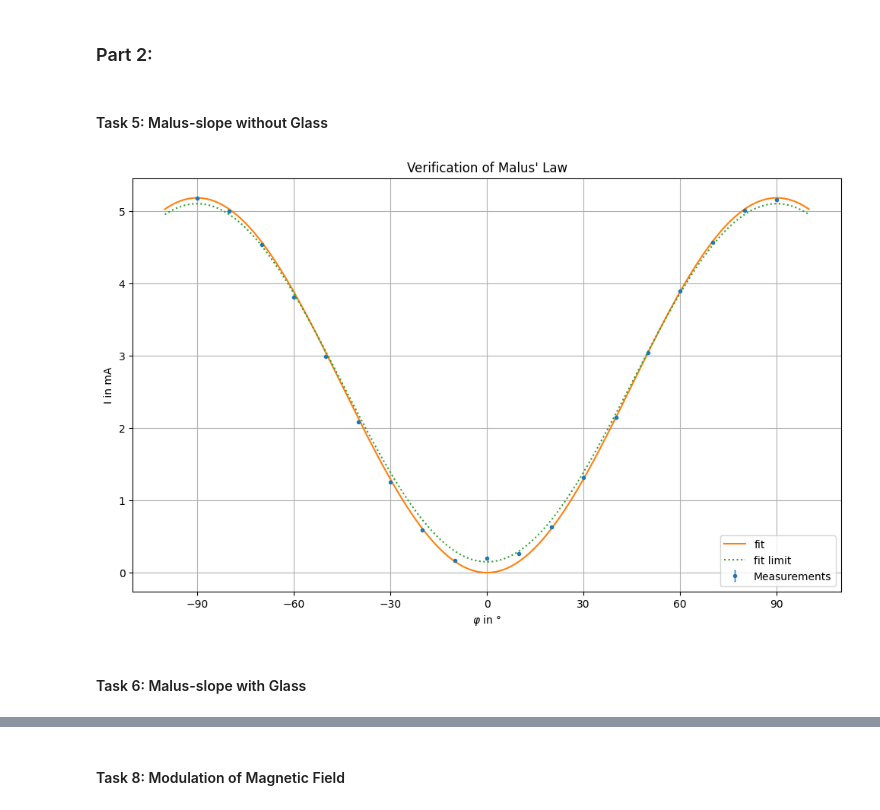
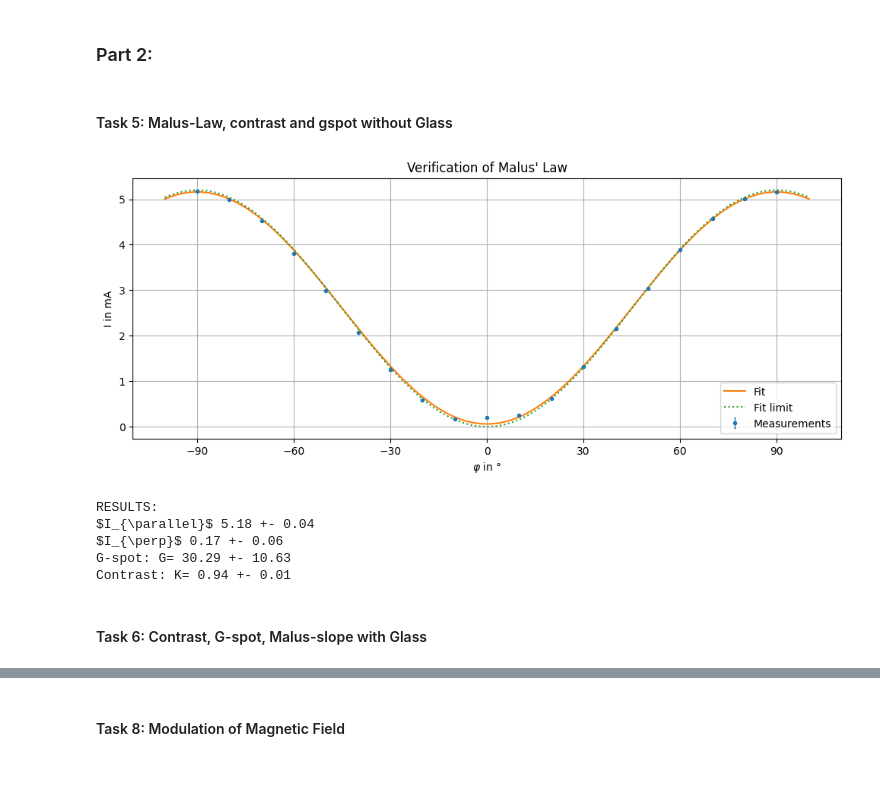
Before and after one commit to cembomembo/FP-Faraday, a Jupyter notebook: Evaluation/evaluation.ipynb, the cells around one changed output, grey strips where cells are left out. Drawn from its saved outputs; the diff is of its cells as text; code cells hidden in the pictures; blank space fills up the shorter version.

```diff
--- a/Evaluation/evaluation.ipynb
+++ b/Evaluation/evaluation.ipynb
@@ -115,7 +115,7 @@ $\rightarrow B_{AC Ampl}(I) = [-0.8 \pm 0.3] + I \cdot [14.0 \pm 0.5] \: mT$
 # %% [markdown]
 ### Part 2:
 # %% [markdown]
-#### Task 5: Malus-slope without Glass
+#### Task 5: Malus-Law, contrast and gspot without Glass
 # %%
 # Mesurement Data:
 
@@ -146,36 +146,55 @@ I_phi = np.array([
 ]).T
 # %%
 
-plt.figure(figsize=(10., 6.2))
+plt.figure(figsize=(10., 4.2))
 plt.errorbar(I_phi[0],I_phi[1],yerr=0.01, fmt='.', capsize=1, elinewidth=1, label='Measurements')# xerr=0.01, line_style='dashed' )
 plt.ylabel(r'I in mA')
 plt.xlabel(r"$\varphi$ in °")
 
 # Manual fit cos(phi):
 x_fit = np.linspace(-100,100,1000)
 def y_fit(x):
     x = x*2*np.pi/360
-    return 5.18*np.cos(x+np.pi/2)**2
+    return 5.1*np.cos(x+np.pi/2)**2 + 0.06
 plt.plot(x_fit,y_fit(x_fit),'-', label='Fit')
 
 def y_fit_grenz(x):
     x = x*2*np.pi/360
-    return 4.95*np.cos(x+np.pi/2)**2+0.15
+    return 5.2*np.cos(x+np.pi/2)**2+0
 plt.plot(x_fit,y_fit_grenz(x_fit),':', label='Fit limit')
 
 plt.xticks(np.linspace(-90,90,7))
 plt.tight_layout()
 plt.grid(True)
 plt.legend(loc=4)
 plt.title('Verification of Malus\' Law')
 plt.show()
 
 I_par = np.max(y_fit(x_fit))
+I_par = np.max(I_phi[1])
 I_par_err = np.abs(np.max(y_fit_grenz(x_fit)) - np.max(y_fit(x_fit)))
 
-I_par = np.min(y_fit(x_fit))
-I_par_err = np.abs(np.min(y_fit_grenz(x_fit)) - np.min(y_fit(x_fit)))
+I_ort = np.min(y_fit(x_fit))
+I_ort = np.min(I_phi[1])
+I_ort_err = np.abs(np.min(y_fit_grenz(x_fit)) - np.min(y_fit(x_fit)))
+
+K = (I_par - I_ort)/(I_par + I_ort)
+K_err = 2/(I_par+ I_ort)**2 * np.sqrt((I_par*I_par_err)**2+(I_ort*I_ort_err)**2)
+
+G = I_par/I_ort
+G_err = G*np.sqrt((I_ort_err/I_ort)**2+(I_par_err/I_par)**2)
+
+print('\033[1m'+'RESULTS:'+'\033[0m')
+print(r'$I_{\parallel}$',np.round(I_par,2),'+-',np.round(np.abs(I_par_err),2))
+print(r'$I_{\perp}$',np.round(I_ort,2),'+-',np.round(np.abs(I_ort_err),2))
+print('G-spot: G=',np.round(G,2),'+-',np.round(np.abs(G_err),2))
+print('Contrast: K=',np.round(K,2),'+-',np.round(np.abs(K_err),2))
 # %% [output]
-[figure, old version]
+[figure, new version]
+RESULTS:
+$I_{\parallel}$ 5.18 +- 0.04
+$I_{\perp}$ 0.17 +- 0.06
+G-spot: G= 30.29 +- 10.63
+Contrast: K= 0.94 +- 0.01
 # %% [markdown]
-#### Task 6: Malus-slope with Glass
+#### Task 6: Contrast, G-spot, Malus-slope with Glass
```
Also changed, not shown: parts of 2 cells of this notebook.
